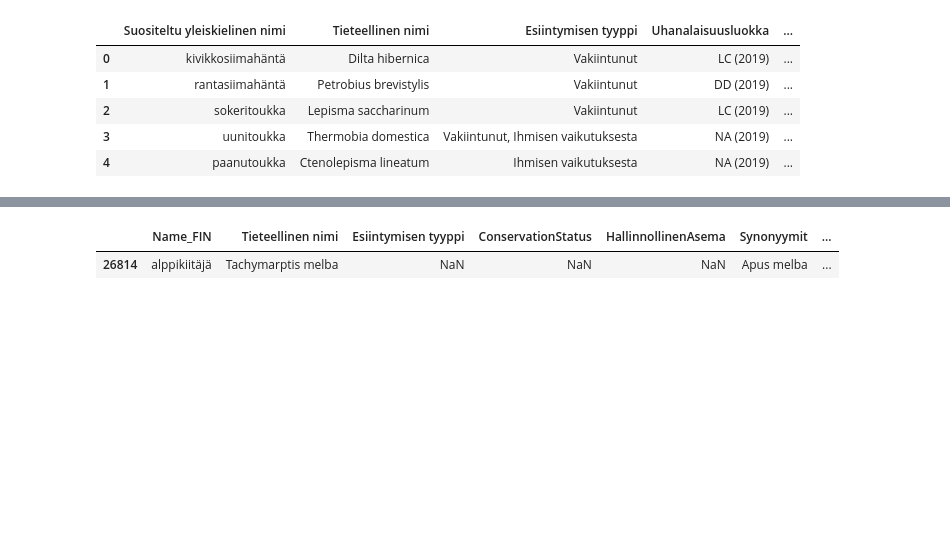
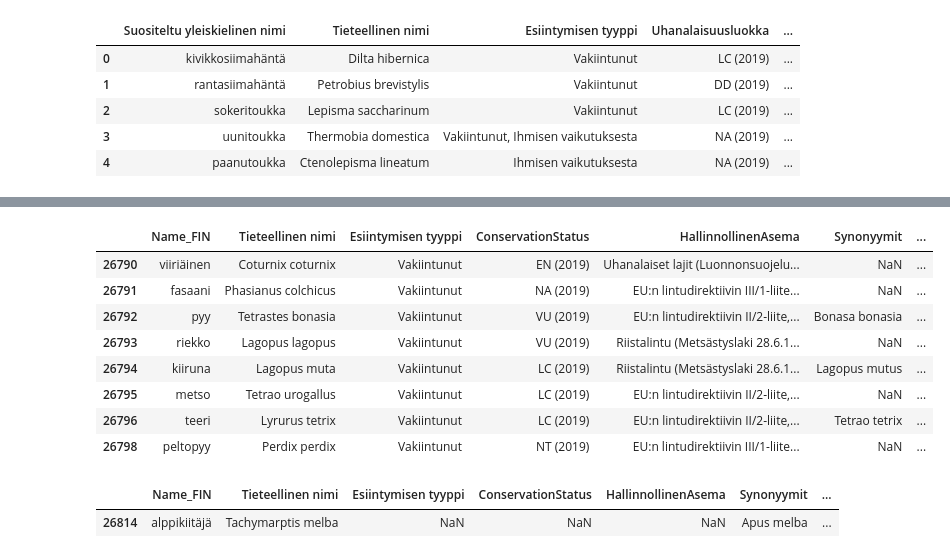
Before and after one commit to Avocadososemix/IDV2021, a Jupyter notebook: Project/interactive_data_visualization.ipynb, the cells around one changed output, grey strips where cells are left out. Cells and saved outputs as stored; diff of their text form; code cells hidden in the pictures; blank space fills up the shorter version.

```diff
--- a/Project/interactive_data_visualization.ipynb
+++ b/Project/interactive_data_visualization.ipynb
@@ -72,3 +72,7 @@ df.head()
 | 2 | sokeritoukka | Lepisma saccharinum | Vakiintunut | LC (2019) | NaN | Lepisma saccharina Linnaeus, 1758 | ... |
 | 3 | uunitoukka | Thermobia domestica | Vakiintunut, Ihmisen vaikutuksesta | NA (2019) | Kansallinen vieraslajistrategia (... | Thermobia inquilina (Newman, 1863) | ... |
 | 4 | paanutoukka | Ctenolepisma lineatum | Ihmisen vaikutuksesta | NA (2019) | NaN | Ctenolepisma lineata (Fabricius, ... | ... |
+# %%
+# Sometimes species are commonly referred to by their family (such as with flounder/kampela instead of the specific species. It common to call the species then sp.)
+df['Laji'] = np.where(~np.logical_and(df['Suku'].notnull(),df['Laji'].isnull()),df['Laji'], 'sp.')
+df[df['Suku'] == 'Platichthys']
@@ -75,3 +84,17 @@ df.head()
+# %%
+# Removing hybrid species (and situations where there is no family or species)
+df = df.dropna(subset=['Suku', 'Laji'], how='all')
+df[df['Heimo'] == 'Phasianidae']
+# %% [output]
+|  | Name_FIN | Tieteellinen nimi | Esiintymisen tyyppi | ConservationStatus | HallinnollinenAsema | Synonyymit | ... |
+| 26790 | viiriäinen | Coturnix coturnix | Vakiintunut | EN (2019) | Uhanalaiset lajit (Luonnonsuojelu... | NaN | ... |
+| 26791 | fasaani | Phasianus colchicus | Vakiintunut | NA (2019) | EU:n lintudirektiivin III/1-liite... | NaN | ... |
+| 26792 | pyy | Tetrastes bonasia | Vakiintunut | VU (2019) | EU:n lintudirektiivin II/2-liite,... | Bonasa bonasia | ... |
+| 26793 | riekko | Lagopus lagopus | Vakiintunut | VU (2019) | Riistalintu (Metsästyslaki 28.6.1... | NaN | ... |
+| 26794 | kiiruna | Lagopus muta | Vakiintunut | LC (2019) | Riistalintu (Metsästyslaki 28.6.1... | Lagopus mutus | ... |
+| 26795 | metso | Tetrao urogallus | Vakiintunut | LC (2019) | EU:n lintudirektiivin II/2-liite,... | NaN | ... |
+| 26796 | teeri | Lyrurus tetrix | Vakiintunut | LC (2019) | EU:n lintudirektiivin II/2-liite,... | Tetrao tetrix | ... |
+| 26798 | peltopyy | Perdix perdix | Vakiintunut | NT (2019) | EU:n lintudirektiivin III/1-liite... | NaN | ... |
 # %%
 #testing mislabeled specie in fig, works here.
 df[df['Name_FIN'] == 'alppikiitäjä']
```
Also changed, not shown: parts of 11 cells of this notebook, 1 other file.
